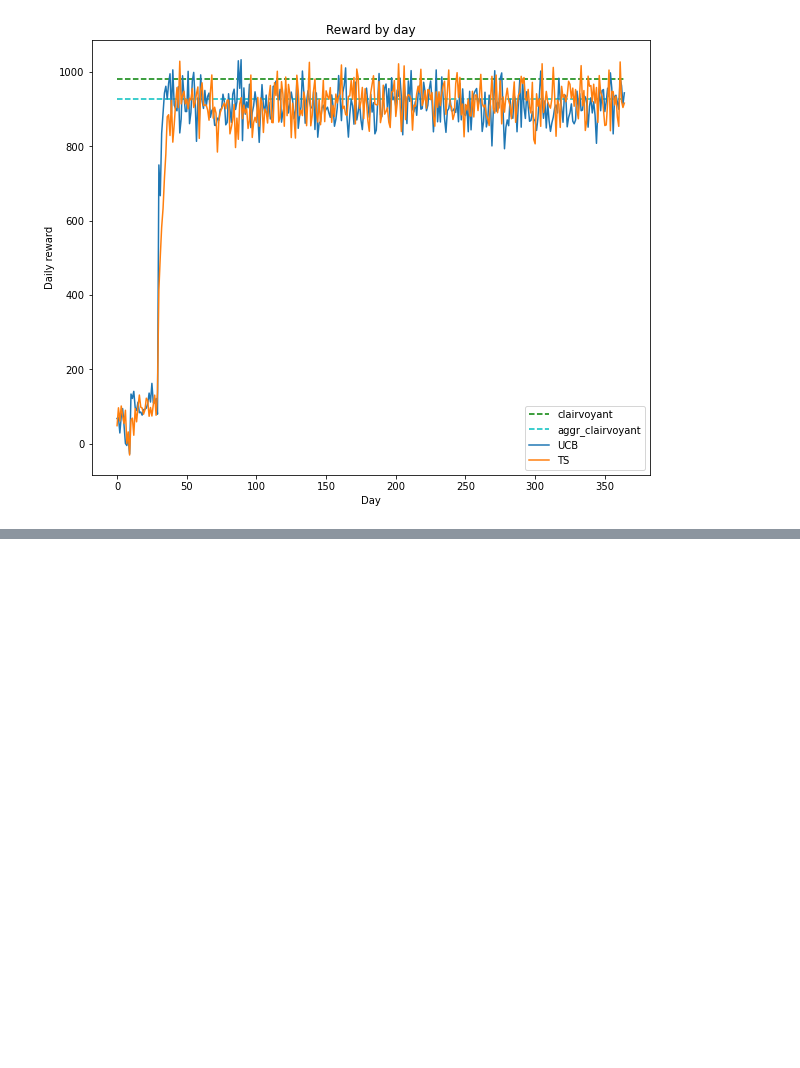
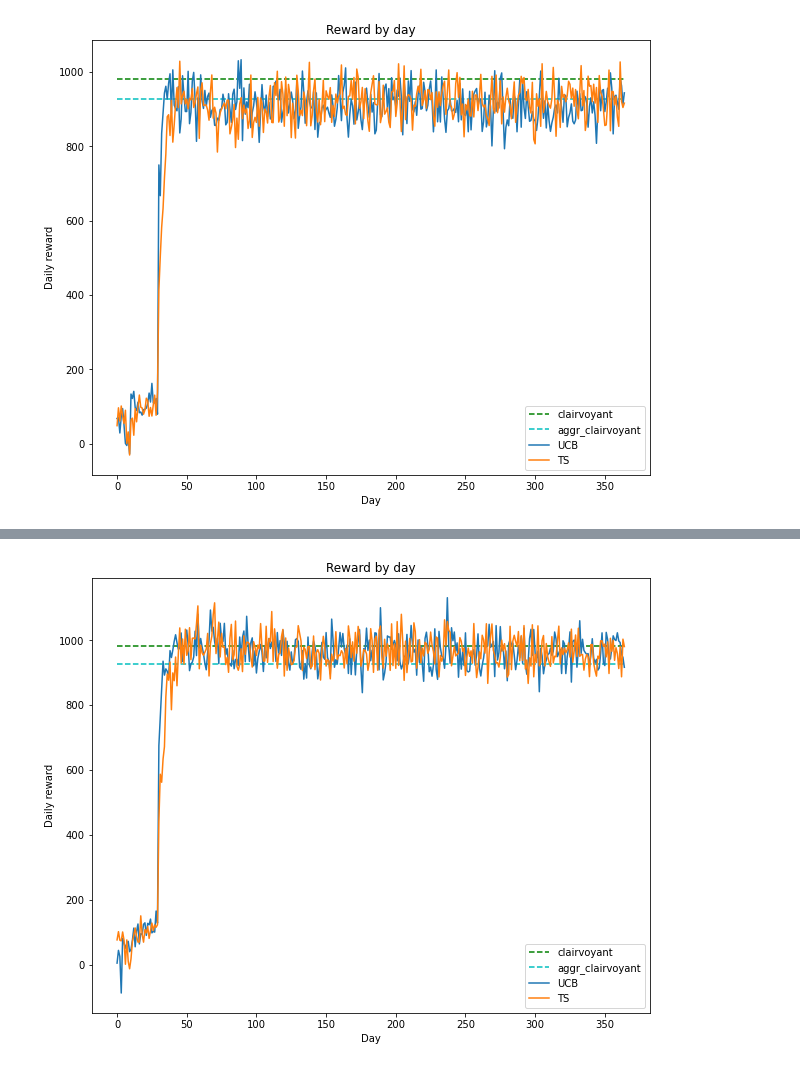
Before and after one commit to fcolombo7/DataIntelligenceApplications, a Jupyter notebook: Pricing Report.ipynb, the cells around one changed output, grey strips where cells are left out. Drawn from its saved outputs; the diff is of its cells as text; code cells hidden in the pictures; blank space fills up the shorter version.

```diff
--- a/Pricing Report.ipynb
+++ b/Pricing Report.ipynb
@@ -104,0 +170,4 @@ task.plot(1, theme='whitegrid')
+# %%
+task.plot(1, theme='whitegrid')
+# %% [output]
+[figure, added]
```
Also changed, not shown: parts of 13 cells of this notebook.
